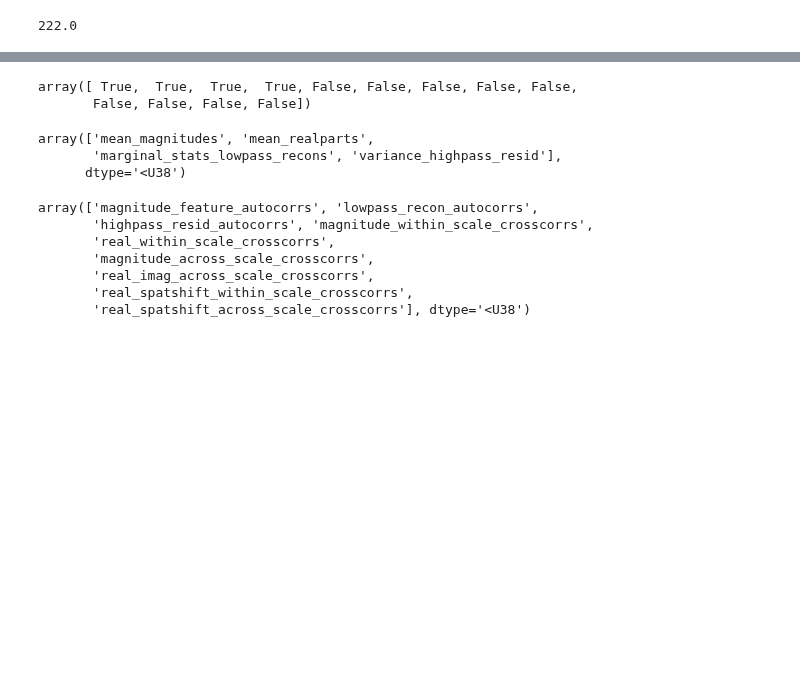
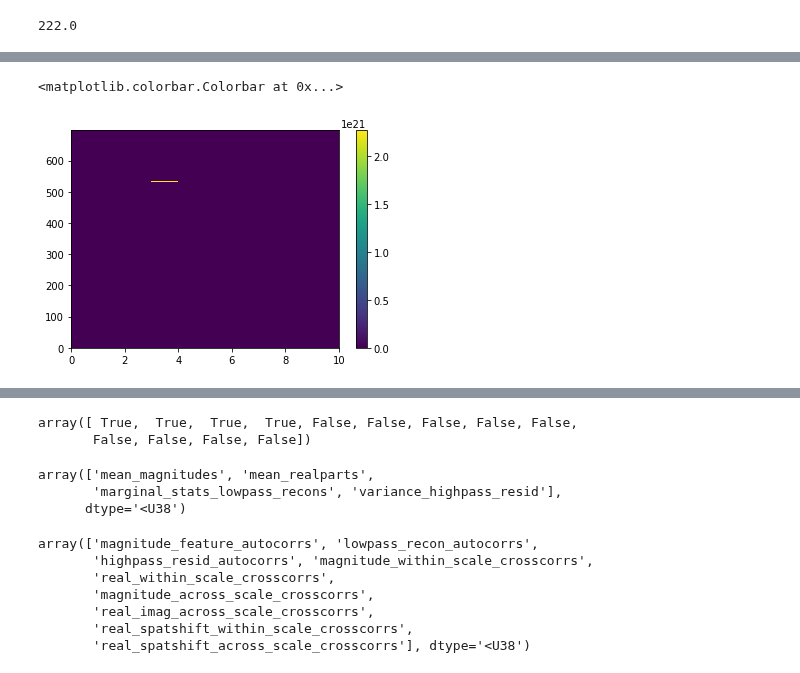
Before and after one commit to mmhenderson/modfit, a Jupyter notebook: notebooks/testing/test_fitting.ipynb, the cells around one changed output, grey strips where cells are left out. Cells and saved outputs as stored; diff of their text form; code cells hidden in the pictures; blank space fills up the shorter version.

Commit message:
testing code for preventing huge pixel stat values

```diff
--- a/notebooks/testing/test_fitting.ipynb
+++ b/notebooks/testing/test_fitting.ipynb
@@ -142,11 +133,11 @@ most extreme RF positions:
 # Set up the pyramid
 compute_features = False
 
-feature_types_exclude = ['pixel','autocorrs']
+feature_types_exclude = []
 do_pca_pyr_hl = False
-_fmaps_fn = steerable_pyramid_extractor(pyr_height = n_sf, n_ori = n_ori)
+_fmaps_fn = texture_statistics_pyramid.steerable_pyramid_extractor(pyr_height = n_sf, n_ori = n_ori)
 # Initialize the "texture" model which builds on first level feature maps
-_feature_extractor = texture_feature_extractor(_fmaps_fn,sample_batch_size=sample_batch_size, \
+_feature_extractor = texture_statistics_pyramid.texture_feature_extractor(_fmaps_fn,sample_batch_size=sample_batch_size, \
                               subject=subject, feature_types_exclude=feature_types_exclude, n_prf_sd_out=n_prf_sd_out,\
                               aperture=aperture, do_varpart = do_varpart, \
                               group_all_hl_feats = group_all_hl_feats, compute_features = compute_features, \
@@ -211,5 +246,5 @@ np.sum(masks[2,:])
 # %% [output]
 222.0
 # %%
-feat, defined = _feature_extractor(val_stim_data,models[0],0)
+feat, defined = _feature_extractor(val_stim_data,(x,y,sigma),mind)
 # %% [output]
@@ -229,0 +281,10 @@ torch.Size([62, 265])
+# %%
+feat_np = feat.detach().cpu().numpy()
+import matplotlib.pyplot as plt
+plt.figure;
+plt.pcolormesh(feat_np[:,0:10])
+# plt.pcolormesh(scipy.stats.zscore(feat_np[:,0:10], axis=0))
+plt.colorbar()
+# %% [output]
+<matplotlib.colorbar.Colorbar at 0x...>
+[figure, added]
```
Also changed, not shown: parts of 60 cells of this notebook, 3 other files.
